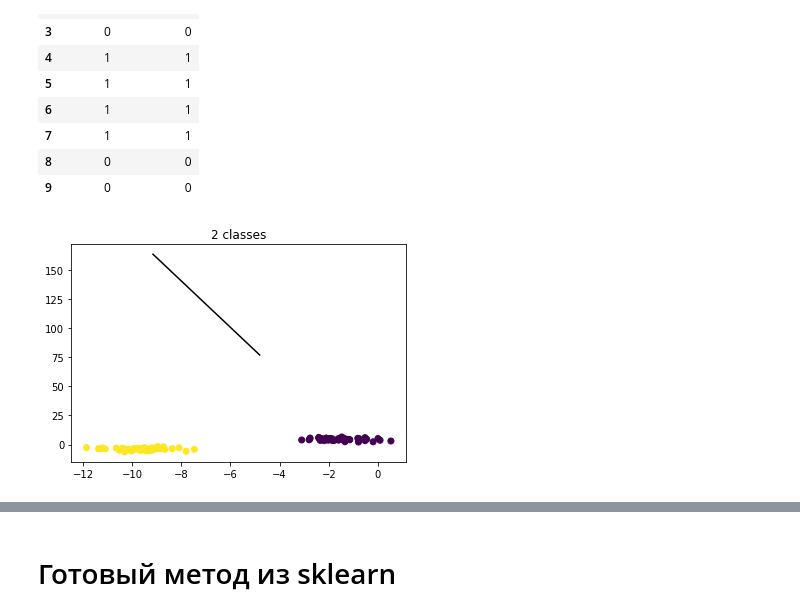
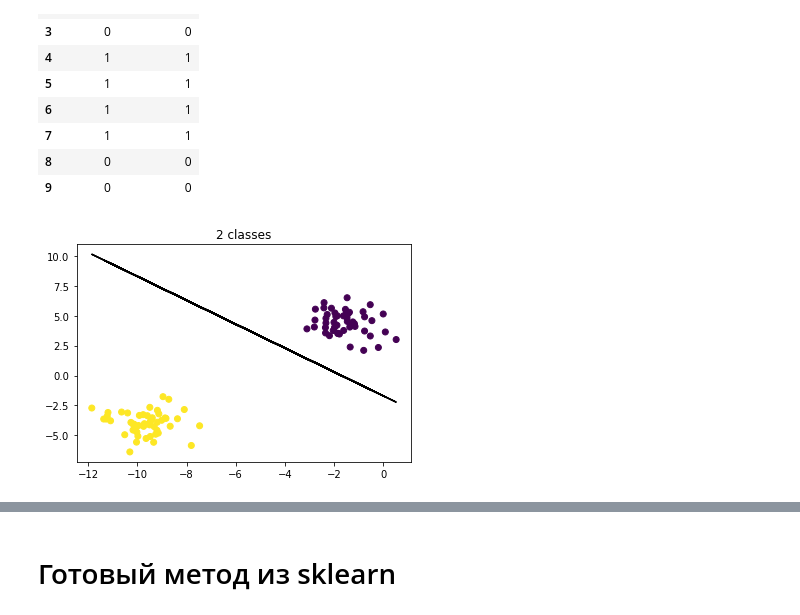
Before and after one commit to andreysemeshin/aml-2-logreg-, a Jupyter notebook: Gradient_descent.ipynb, the cells around one changed output, grey strips where cells are left out. Drawn from its saved outputs; the diff is of its cells as text; code cells hidden in the pictures.

```diff
--- a/Gradient_descent.ipynb
+++ b/Gradient_descent.ipynb
@@ -165,3 +165,7 @@ plt.scatter(X[:, 0], X[:, 1], c=y[:])
 plt.show()
 # %% [output]
 [figure]
+# %%
+# преобразуем x к следующему виду
+X = np.c_[ np.ones(m), X]
+X[:5]
@@ -168,20 +178,23 @@ plt.show()
 # %%
+def sigmoid(h):
+    return 1/(1 + np.exp(-h))
+
+def cross_entropy(m, y, h):
+    return -1/m * np.sum(y * np.log(h) + (1 - y) * np.log(1 - h))
+
+
 def gradient_descent_log_reg(alpha, x, y, numIterations):
     """
     Функция реализует алгоритм градиентного спуска для логистической регрессии
     """
     m = x.shape[0] # 100
-    theta = np.ones(2) # [ 1.  1.] ВЕСА МОДЕЛИ!!!
+    theta = np.ones(3) # [ 1.  1.  1.] ВЕСА МОДЕЛИ!!!
     x_transpose = x.transpose() # транспонированная матрица x
 
     for iter in range( 0, numIterations ):
-        hypothesis_prim = np.dot(x, theta) # матричное произведение
-        loss = 0
-        for i in hypothesis_prim:
-            hypothesis_sec = 1.0/(1.0 + np.exp((-1)*i))
-            loss += hypothesis_sec - y
-        J = np.sum(loss ** 2)
-        gradient = (1.0/m) * np.dot(x_transpose, loss)
+        hypothesis = sigmoid(np.dot(x, theta)) # матричное произведение
+        J = cross_entropy(m, y, hypothesis)
+        gradient = np.dot(x_transpose, hypothesis - y) / m
         theta = theta - alpha * gradient
 
     return theta
@@ -199,7 +212,7 @@ array([-19.12706575, -20.00193801])
 # %%
 y_pred = []
 for i in X:
-    y_pred.append(int(round(1/(1+np.exp(-1*(theta[0] + theta[1]*i[1]))),0)))
+    y_pred.append(int(round(1/(1+np.exp(1*(theta[0] + theta[1]*i[1] + theta[2]*i[2]))),0)))
 plt.plot(X[:,1],y_pred,'o')
 plt.show()
 # %% [output]
@@ -219,15 +232,15 @@ df.head(10)
 | 7 | 1 | 1 |
 | 8 | 0 | 0 |
 | 9 | 0 | 0 |
+# %%
+x2 = []
+for i in X:
+    x2.append((- theta[0] - theta[1]*i[1])/theta[2])
 # %%
-for i in range(X.shape[0]):
-    y_predict =  theta[0] + theta[1]*X[1]
-
-
 plt.figure()
-plt.scatter(X[:, 0], X[:, 1], c=y)
+plt.scatter(X[:, 1], X[:, 2], c=y)
 plt.title('2 classes')
-pylab.plot(X[1],y_predict,'k-')
+pylab.plot(X[:,1],x2,'k-')
 pylab.show()
 # %% [output]
-[figure, old version]
+[figure, new version]
```
Also changed, not shown: parts of 21 cells of this notebook.
